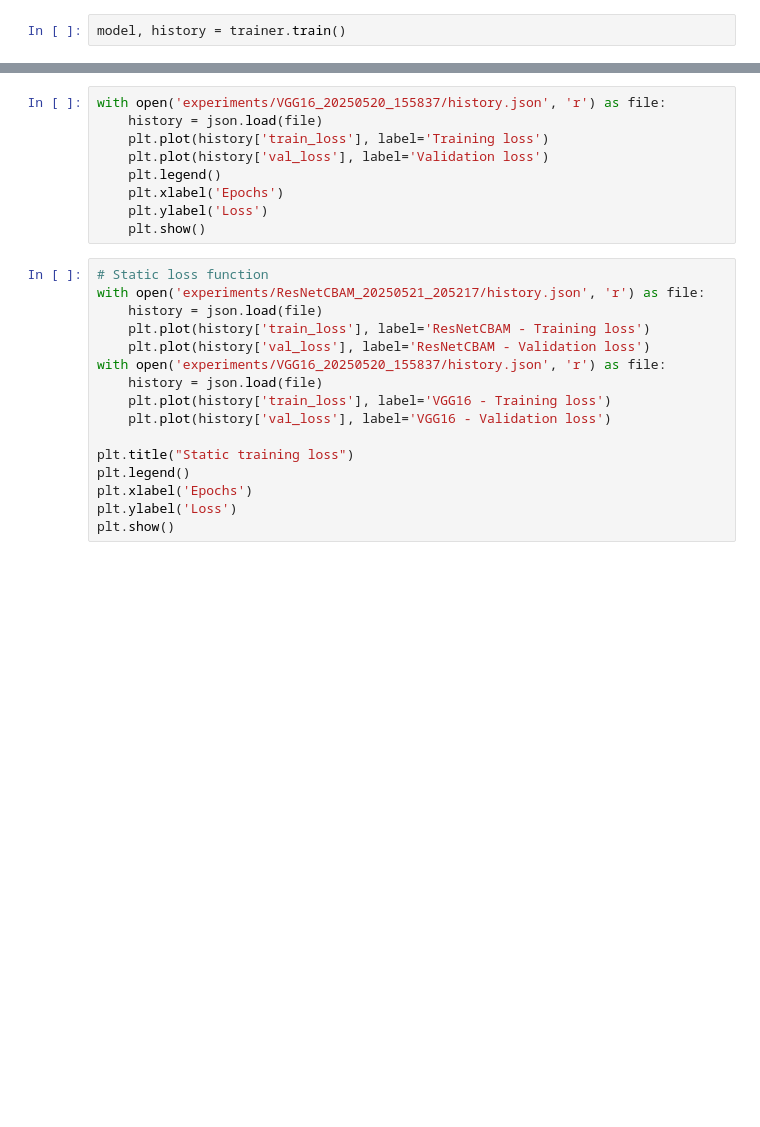
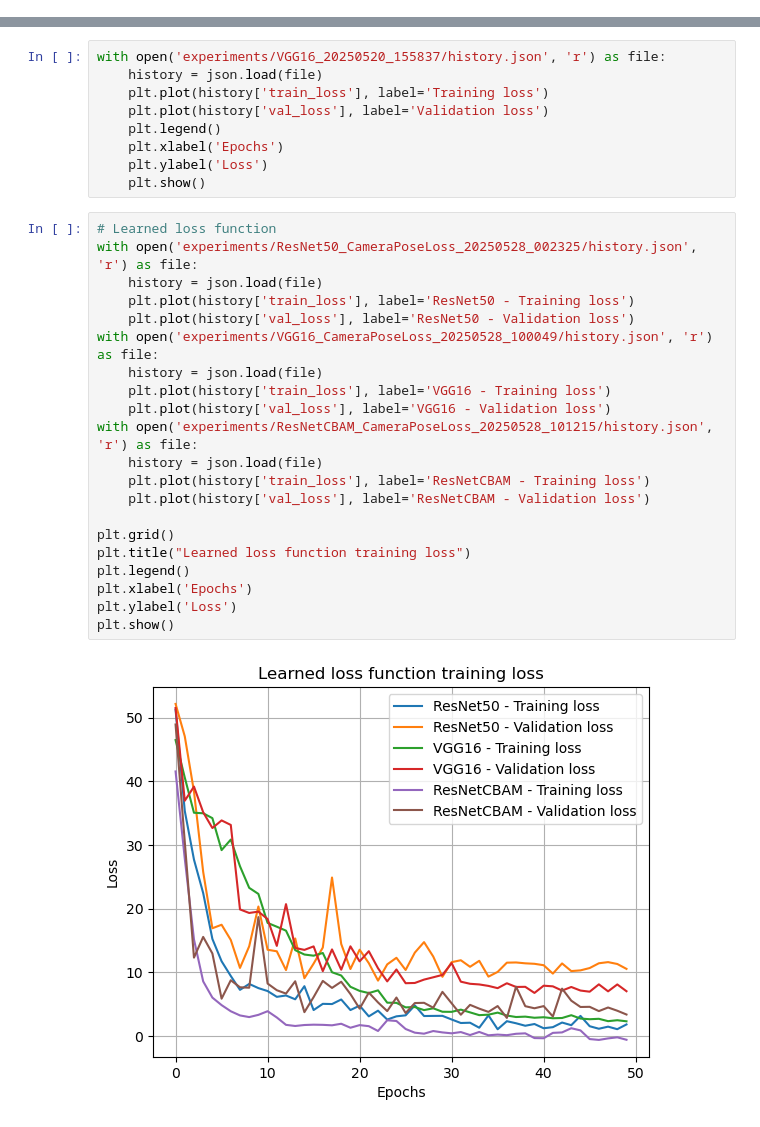
Before and after one commit to YuerTang/Math-156-Project, a Jupyter notebook: main.ipynb, the cells around one changed output, grey strips where cells are left out. Cells and saved outputs as stored; diff of their text form; blank space fills up the shorter version.

```diff
--- a/main.ipynb
+++ b/main.ipynb
@@ -17,4 +16,2 @@ trainer = Trainer('config_folder/vgg16-sl.yaml')
-# %%
-model, history = trainer.train()
 # %%
 # Runs all configs
@@ -33,18 +58,25 @@ with open('experiments/VGG16_20250520_155837/history.json', 'r') as file:
     plt.ylabel('Loss')
     plt.show()
 # %%
-# Static loss function
-with open('experiments/ResNetCBAM_20250521_205217/history.json', 'r') as file:
+# Learned loss function
+with open('experiments/ResNet50_CameraPoseLoss_20250528_002325/history.json', 'r') as file:
+    history = json.load(file)
+    plt.plot(history['train_loss'], label='ResNet50 - Training loss')
+    plt.plot(history['val_loss'], label='ResNet50 - Validation loss')
+with open('experiments/VGG16_CameraPoseLoss_20250528_100049/history.json', 'r') as file:
+    history = json.load(file)
+    plt.plot(history['train_loss'], label='VGG16 - Training loss')
+    plt.plot(history['val_loss'], label='VGG16 - Validation loss')
+with open('experiments/ResNetCBAM_CameraPoseLoss_20250528_101215/history.json', 'r') as file:
     history = json.load(file)
     plt.plot(history['train_loss'], label='ResNetCBAM - Training loss')
     plt.plot(history['val_loss'], label='ResNetCBAM - Validation loss')
-with open('experiments/VGG16_20250520_155837/history.json', 'r') as file:
-    history = json.load(file)
-    plt.plot(history['train_loss'], label='VGG16 - Training loss')
-    plt.plot(history['val_loss'], label='VGG16 - Validation loss')
 
-plt.title("Static training loss")
+plt.grid()
+plt.title("Learned loss function training loss")
 plt.legend()
 plt.xlabel('Epochs')
 plt.ylabel('Loss')
 plt.show()
+# %% [output]
+[figure, added]
```
Also changed, not shown: parts of 8 cells of this notebook, 2 other files.
